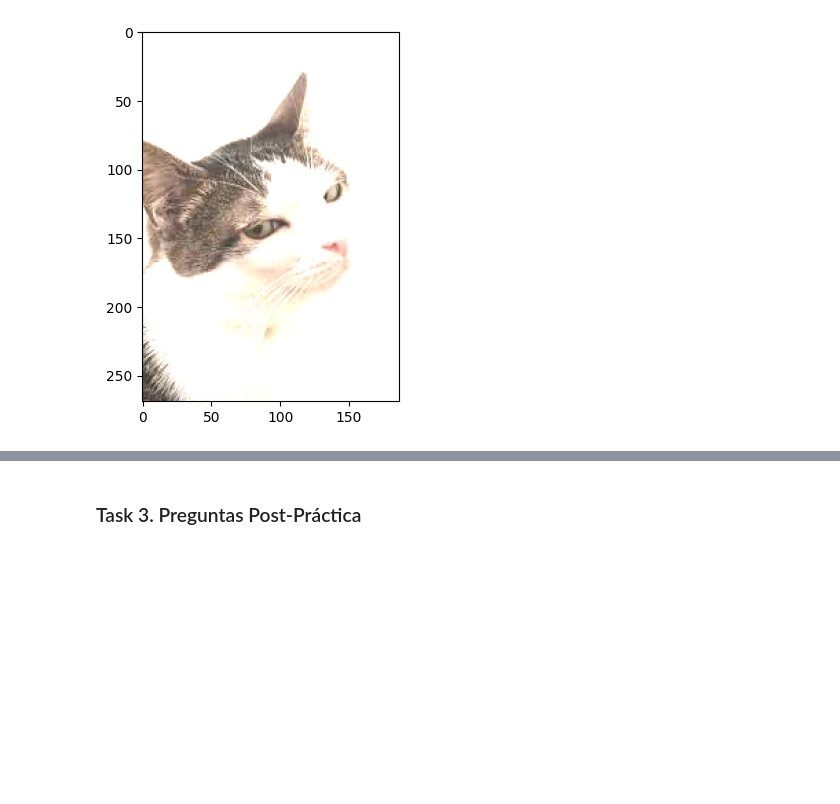
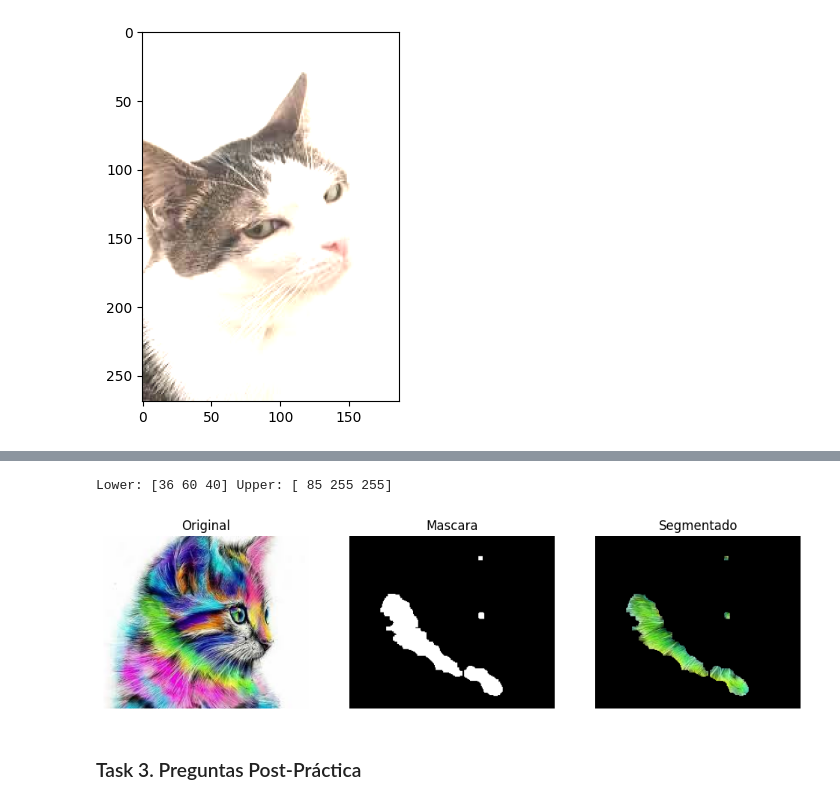
Before and after one commit to faguilarleal/hdt1_vision, a Jupyter notebook: hdt1.ipynb, the cells around one changed output, grey strips where cells are left out. Cells and saved outputs as stored; diff of their text form; code cells hidden in the pictures; blank space fills up the shorter version.

```diff
--- a/hdt1.ipynb
+++ b/hdt1.ipynb
@@ -138,3 +198,17 @@ plt.imshow(corrected1)
+# %%
+image2 = Image.open("testImage2.png")
+
+mask, segmented, (lb, ub) = hsv_segmentation(image2)
+
+plt.figure(figsize=(12,4))
+plt.subplot(1,3,1); plt.imshow(image2); plt.title("Original"); plt.axis("off")
+plt.subplot(1,3,2); plt.imshow(mask, cmap="gray"); plt.title("Mascara"); plt.axis("off")
+plt.subplot(1,3,3); plt.imshow(segmented); plt.title("Segmentado"); plt.axis("off")
+
+print("Lower:", lb, "Upper:", ub)
+# %% [output]
+Lower: [36 60 40] Upper: [ 85 255 255]
+[figure, added]
 # %% [markdown]
 ### Task 3. Preguntas Post-Práctica
 # %% [markdown]
```
Also changed, not shown: parts of 2 cells of this notebook, 1 other file.
